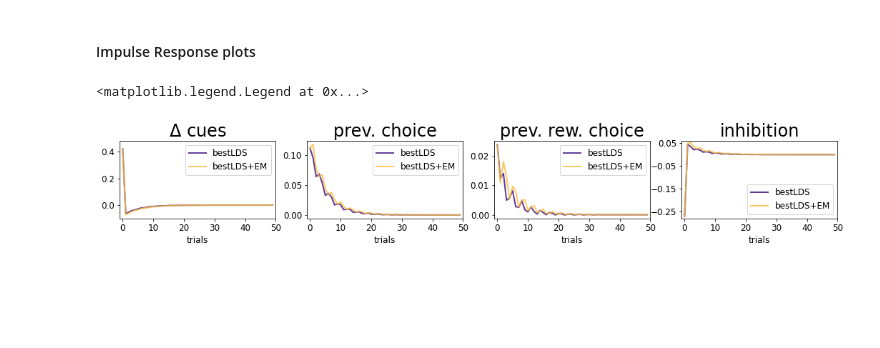
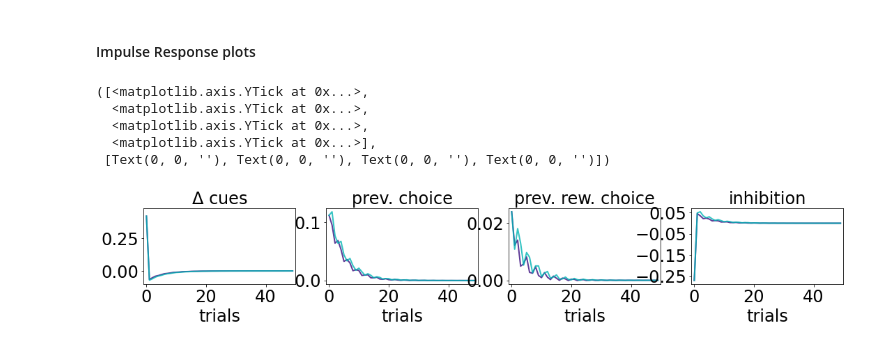
Before and after one commit to irisstone/bestLDS, a Jupyter notebook: figures/suppfig1.ipynb, the cells around one changed output. Saved outputs shown, nothing was run; the diff lists cells and outputs as text; code cells hidden in the pictures; blank space fills up the shorter version.

Commit message:
changed formatting for plots

```diff
--- a/figures/suppfig1.ipynb
+++ b/figures/suppfig1.ipynb
@@ -23,7 +23,7 @@ from glmhmm.analysis import reshape_obs
 from real_data_utils import permute_states
 
 # Formatting
-colors = np.array([[95,59,151],[85,180,103],[250,186,63],[150,150,150],[0,0,0]])/255
+colors = np.array([[95,59,151],[85,180,103],[250,186,63],[150,150,150],[0, 180, 180]])/255
 
 import matplotlib as mpl
 from mpl_toolkits.axes_grid1 import make_axes_locatable
@@ -34,7 +34,7 @@ mpl.rcParams['ps.fonttype'] = 42
 font = {'family'   : 'sans-serif',
         'sans-serif' : 'Helvetica',
         'weight'   : 'regular',
-        'size'     : 12}
+        'size'     : 24}
 
 mpl.rc('font', **font)
 # %% [output]
@@ -214,7 +270,7 @@ plt.figure(figsize=(18,2))
 
 plt.subplot(1,4,1)
 plt.plot(cues_bestLDS, color=colors[0], linewidth=2, label='bestLDS')
-plt.plot(cues_EM, color=colors[2], alpha=0.8, linewidth=2, label='bestLDS+EM')
+plt.plot(cues_EM, color=colors[4], alpha=0.8, linewidth=2, label='bestLDS+EM')
 plt.xlim([-1, 50])
 plt.title('$\Delta$ cues', fontsize=24)
 plt.xlabel('trials')
@@ -222,36 +278,40 @@ plt.ylim([-0.1,0.48])
 plt.yticks(np.arange(-0,0.51,0.2))
 plt.legend()
 
 
 plt.subplot(1,4,2)
 plt.plot(choice_bestLDS, color=colors[0], linewidth=2, label='bestLDS')
-plt.plot(choice_EM, color=colors[2], alpha=0.8, linewidth=2, label='bestLDS+EM')
+plt.plot(choice_EM, color=colors[4], alpha=0.8, linewidth=2, label='bestLDS+EM')
 plt.xlim([-1, 50])
 plt.title('prev. choice', fontsize=24)
 plt.xlabel('trials')
 plt.yticks(np.arange(0,0.11,0.05))
 plt.legend()
 
 plt.subplot(1,4,3)
 plt.plot(rewchoice_bestLDS, color=colors[0], linewidth=2, label='bestLDS')
-plt.plot(rewchoice_EM, color=colors[2], alpha=0.8, linewidth=2, label='bestLDS+EM')
+plt.plot(rewchoice_EM, color=colors[4], alpha=0.8, linewidth=2, label='bestLDS+EM')
 plt.xlim([-1, 50])
 plt.title('prev. rew. choice', fontsize=24)
 plt.xlabel('trials')
 plt.yticks(np.arange(0,0.025,0.01))
 plt.legend()
 
 plt.subplot(1,4,4)
 plt.plot(laser_bestLDS, color=colors[0], linewidth=2, label='bestLDS')
-plt.plot(laser_EM, color=colors[2], alpha=0.8, linewidth=2, label='bestLDS+EM')
+plt.plot(laser_EM, color=colors[4], alpha=0.8, linewidth=2, label='bestLDS+EM')
 plt.xlim([-1, 50])
 plt.title('inhibition', fontsize=24)
 plt.xlabel('trials')
 plt.yticks(np.arange(-0.25,0.06,0.1))
 plt.ylim([-0.28,0.06])
 plt.legend()
 
-#plt.savefig('saved_images/fig5e.pdf', transparent=True)
+plt.savefig('saved_images/suppfig1_impulseresponse.pdf', transparent=True)
 # %% [output]
-<matplotlib.legend.Legend at 0x...>
+([<matplotlib.axis.YTick at 0x...>,
+  <matplotlib.axis.YTick at 0x...>,
+  <matplotlib.axis.YTick at 0x...>,
+  <matplotlib.axis.YTick at 0x...>],
+ [Text(0, 0, ''), Text(0, 0, ''), Text(0, 0, ''), Text(0, 0, '')])
-[figure, old version]
+[figure, new version]
```
Also changed, not shown: parts of 3 cells of this notebook.
